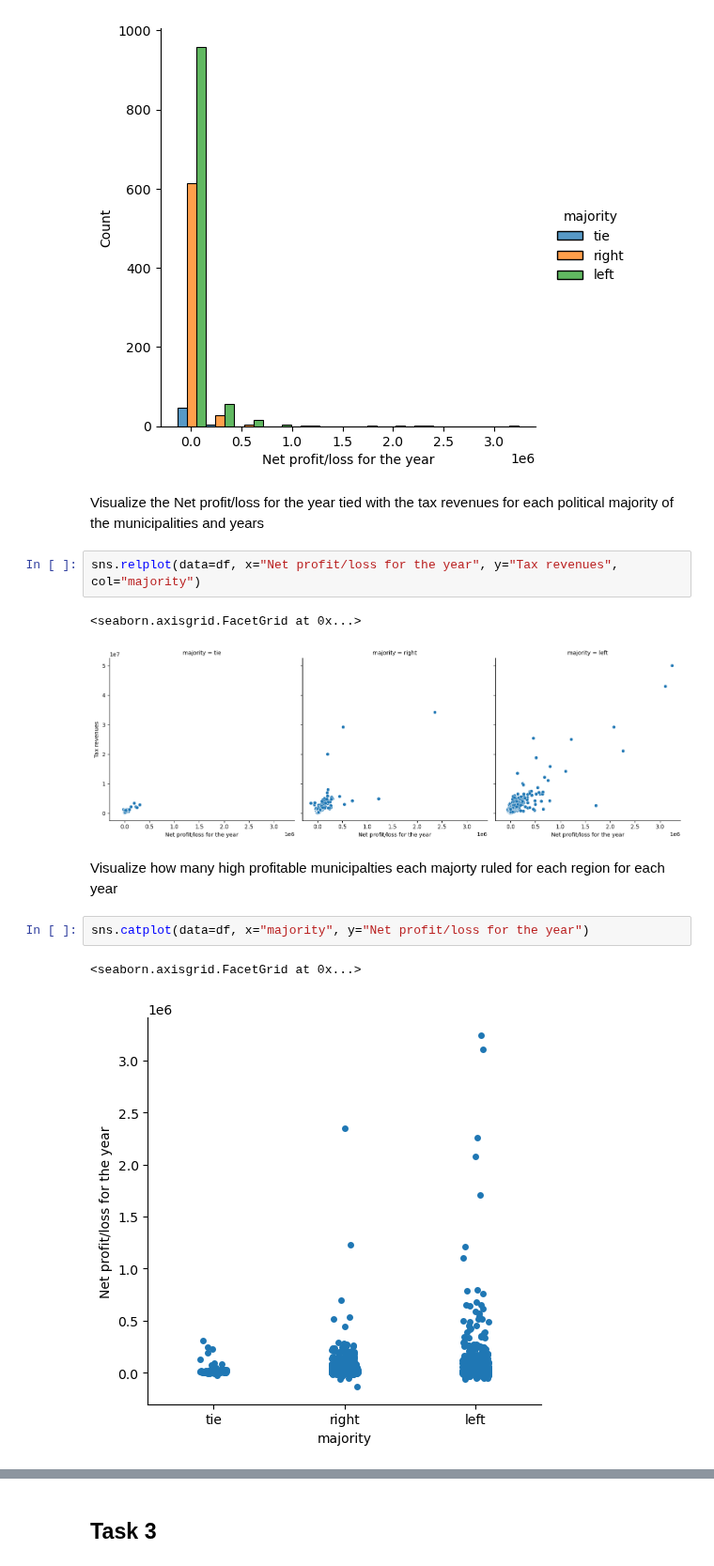
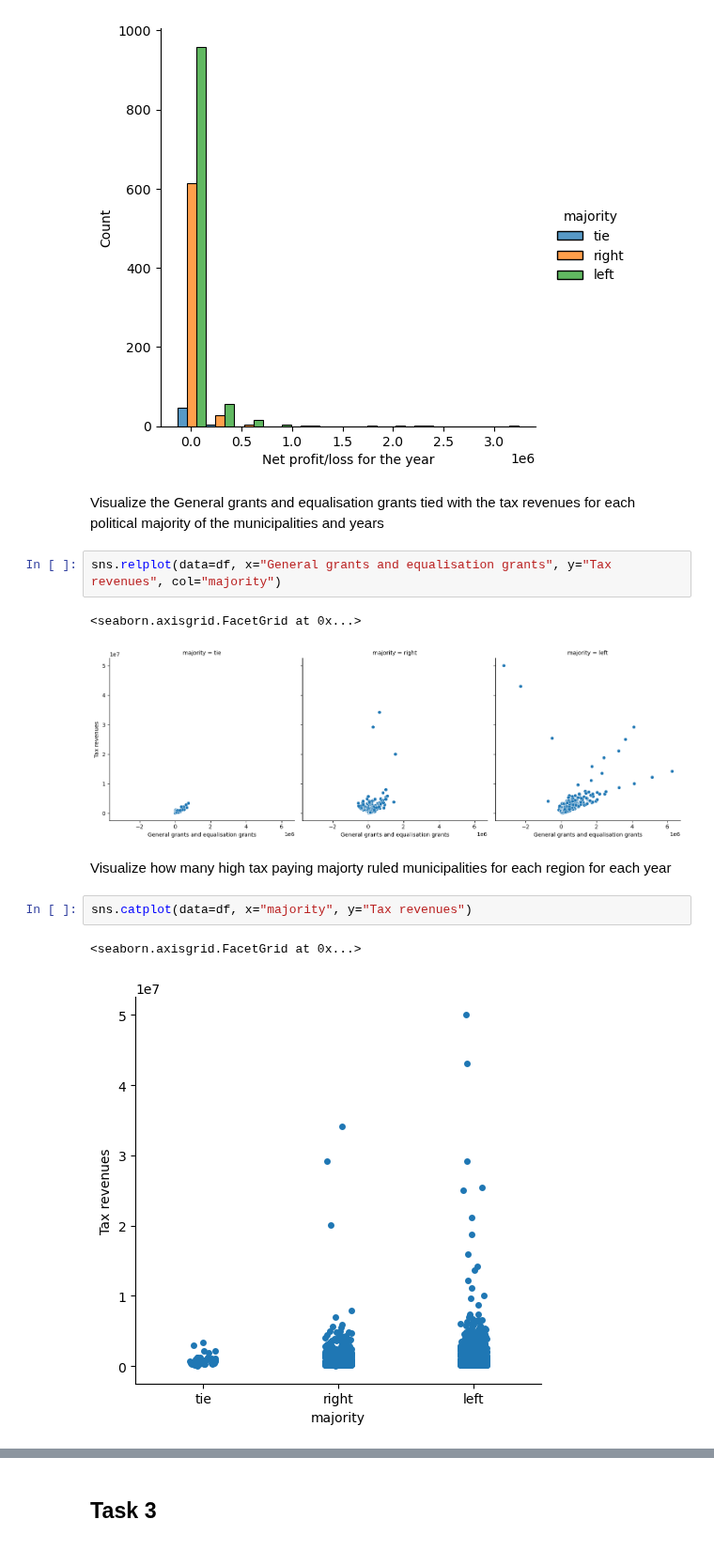
Before and after one commit to Keno-git/DS_assigment1, a Jupyter notebook: Assigment_1/Assigment_1.ipynb, the cells around one changed output, grey strips where cells are left out. Shown at 94% size. Saved outputs shown, nothing was run; the diff lists cells and outputs as text.

```diff
--- a/Assigment_1/Assigment_1.ipynb
+++ b/Assigment_1/Assigment_1.ipynb
@@ -307,17 +307,17 @@ sns.displot(data=df, bins=12, x="Net profit/loss for the year", hue="majority",
 <seaborn.axisgrid.FacetGrid at 0x...>
 [figure]
 # %% [markdown]
-Visualize the Net profit/loss for the year tied with the tax revenues for each political majority of the municipalities and years
+Visualize the General grants and equalisation grants tied with the tax revenues for each political majority of the municipalities and years
 # %%
-sns.relplot(data=df, x="Net profit/loss for the year", y="Tax revenues", col="majority")
+sns.relplot(data=df, x="General grants and equalisation grants", y="Tax revenues", col="majority")
 # %% [output]
 <seaborn.axisgrid.FacetGrid at 0x...>
-[figure, old version]
+[figure, new version]
 # %% [markdown]
-Visualize how many high profitable municipalties each majorty ruled for each region for each year
+Visualize how many high tax paying majorty ruled municipalities for each region for each year
 # %%
-sns.catplot(data=df, x="majority", y="Net profit/loss for the year")
+sns.catplot(data=df, x="majority", y="Tax revenues")
 # %% [output]
 <seaborn.axisgrid.FacetGrid at 0x...>
-[figure, old version]
+[figure, new version]
 # %% [markdown]
```
Also changed, not shown: parts of 9 cells of this notebook.
